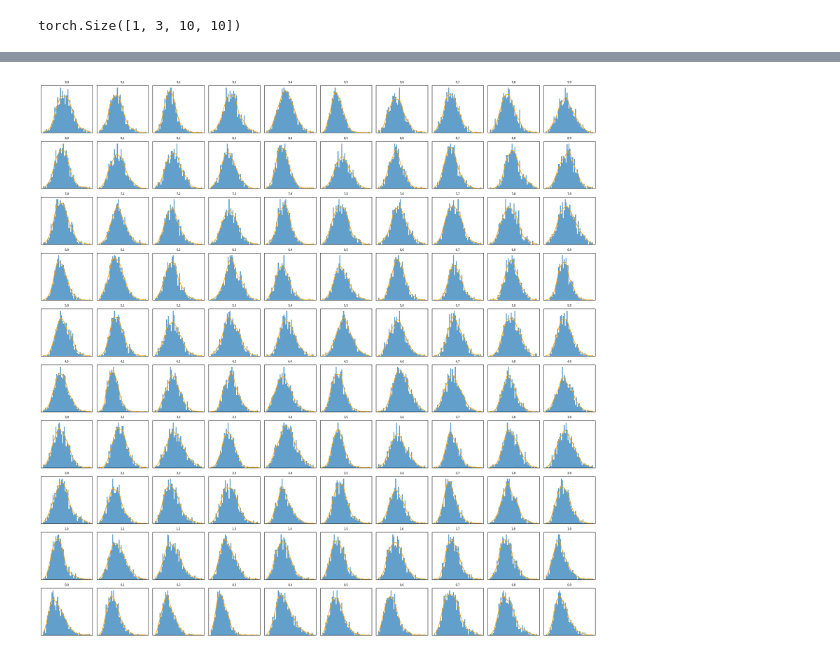
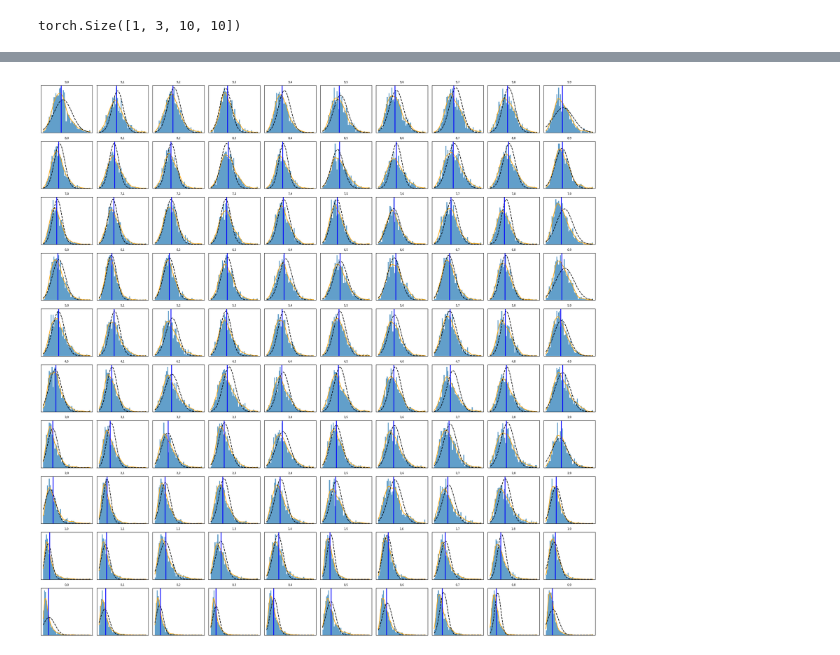
Before and after one commit to TarikOuadjou/SkaData, a Jupyter notebook: plot.ipynb, the cells around one changed output, grey strips where cells are left out. Saved outputs shown, nothing was run; the diff lists cells and outputs as text; code cells hidden in the pictures.

Commit message:
Model update

```diff
--- a/plot.ipynb
+++ b/plot.ipynb
@@ -27,6 +32,6 @@ theta_obs = scale_thetas(theta_obs)
 # %%
-from emulator.sigma_model.model_prob import Emulator21cm,run_inference
-CHECKPOINT_DEFAULT = "emulator/sigma_model/checkpoints/emulator.pt"
+from emulator.sigma_model_no_log.model_prob import Emulator21cm,run_inference
+CHECKPOINT_DEFAULT = "emulator/sigma_model_no_log/checkpoints/emulator.pt"
 
 import torch
 # %%
@@ -160,5 +155,5 @@ ValueError: zero-size array to reduction operation minimum which has no identity
 # %%
-ps2d_cur, xhi_cur, ps2d_sigma_cur, ps_mu_log10, ps_sigma_log10 = run_inference(model, theta_obs)
+ps2d_cur, xhi_cur, ps2d_sigma_cur = run_inference(model, theta_obs)
 print(ps2d_cur.shape)
 # %% [output]
 torch.Size([1, 3, 10, 10])
@@ -169,23 +163,0 @@ array([[0.97485185, 0.9973406 , 0.9996414 ]], dtype=float32)
-# %%
-def lognormal_pdf_log10(x, mu_log10, sigma_log10):
-    """
-    PDF of a log-normal distribution where mu and sigma are defined
-    in log10 space (i.e. log10(X) ~ N(mu_log10, sigma_log10²)).
-
-    x         : values where to evaluate the PDF (linear space)
-    mu_log10  : mean of log10(X)
-    sigma_log10 : std of log10(X)
-    """
-    mu_log10    = float(mu_log10)
-    sigma_log10 = float(sigma_log10)
-
-    # Convert log10 params to natural log params
-    mu    = mu_log10    * np.log(10)
-    sigma = sigma_log10 * np.log(10)
-
-    return (1 / (x * sigma * np.sqrt(2 * np.pi))) * np.exp(-((np.log(x) - mu) ** 2) / (2 * sigma ** 2))
-
-def lognormal_mean_log10(mu_log10, sigma_log10):
-    mu_nat    = mu_log10    * np.log(10)
-    sigma_nat = sigma_log10 * np.log(10)
-    return np.exp(mu_nat + 0.5 * sigma_nat ** 2)
@@ -325,7 +165,7 @@ plt.show()
 from scipy.stats import lognorm, norm
 from scipy.stats import gaussian_kde
 
-z = 0
+z = 1
 fig, axes = plt.subplots(10, 10, figsize=(20, 20))
 
 EPS = 1e-8
@@ -334,37 +174,35 @@ for i in range(10):
     for j in range(10):
         ax = axes[9-i, j]
         x = all_ps2[:, z, i, j]
-        predicted_val_log = ps_mu_log10[0, z, i, j]
-        predicted_sigma_log = ps_sigma_log10[0,z, i, j]
         predicted_val = ps2d_cur[0, z, i, j]
         predicted_sigma = ps2d_sigma_cur[0, z, i, j]
         mu = np.mean(x)
         sigma = np.std(x)
         mu_log = np.mean(np.log(x))
         sigma_log = np.std(np.log(x))
         ax.hist(x, bins=50, density=True, alpha=0.7)
 
         xx = np.linspace(x.min(), x.max(), 200)
         kde = gaussian_kde(x)
         ax.plot(xx, kde(xx), color='orange', linewidth=1.5, label='KDE')
-        #ax.plot(xx, norm.pdf(xx, predicted_val, predicted_sigma))
+        ax.plot(xx, norm.pdf(xx, predicted_val, predicted_sigma),color ='black', linestyle='--', label='Empirical Fit')
         #ax.plot(xx,norm.pdf(xx,mu,sigma_use[z,i,j]), color ='black', linestyle='--', label='Empirical Fit')
         #ax.plot(xx, lognorm.pdf(xx, s=sigma_log, scale=np.exp(mu_log)), label='Empirical Log-Normal')
         '''if predicted_sigma_log > EPS:
             ax.plot(xx, lognormal_pdf_log10(xx, predicted_val_log, predicted_sigma_log),
                     color='green', linestyle='--', label='Predicted Log-Normal')
         else:
             print(predicted_sigma)'''
         #ax.axvline(lognormal_mean_log10(predicted_val_log, predicted_sigma_log), color='red', linestyle='--', linewidth=2)
-        #ax.axvline(mu, color='blue', linestyle='-', linewidth=2, label='Empirical Mean')
+        ax.axvline(mu, color='blue', linestyle='-', linewidth=2, label='Empirical Mean')
         # 6. Cosmétique
         ax.set_xticks([])
         ax.set_yticks([])
         ax.set_title(f"{i},{j}",
                      fontsize=7)
 
 plt.tight_layout()
 plt.show()
 # %% [output]
-[figure, old version]
+[figure, new version]
 # %%
```
Also changed, not shown: parts of 41 cells of this notebook, 26 other files.
